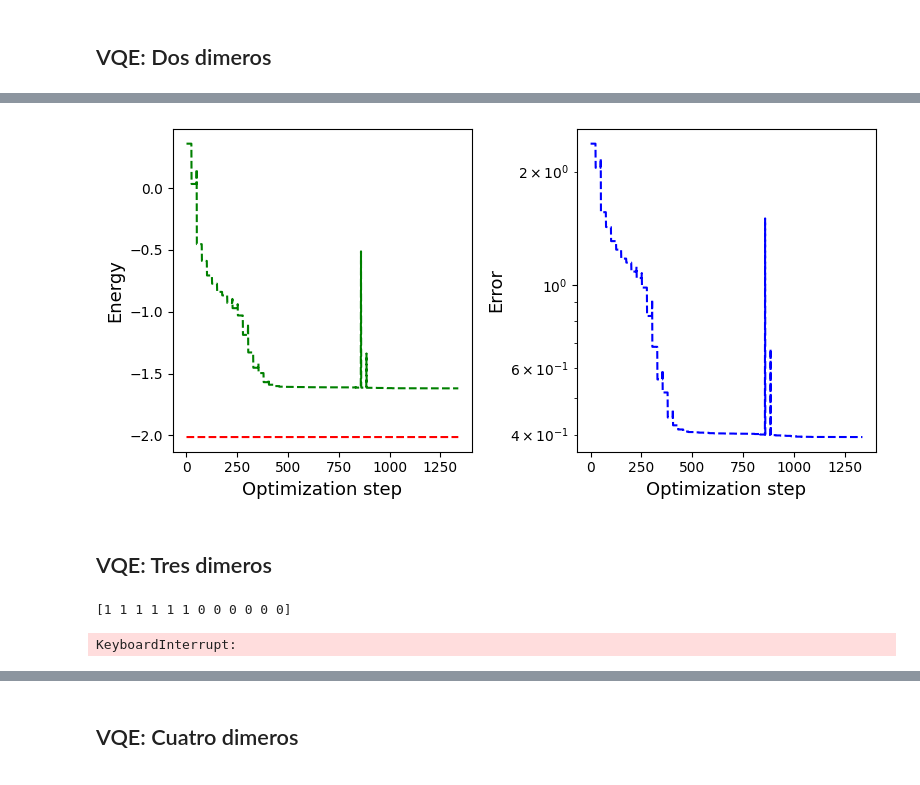
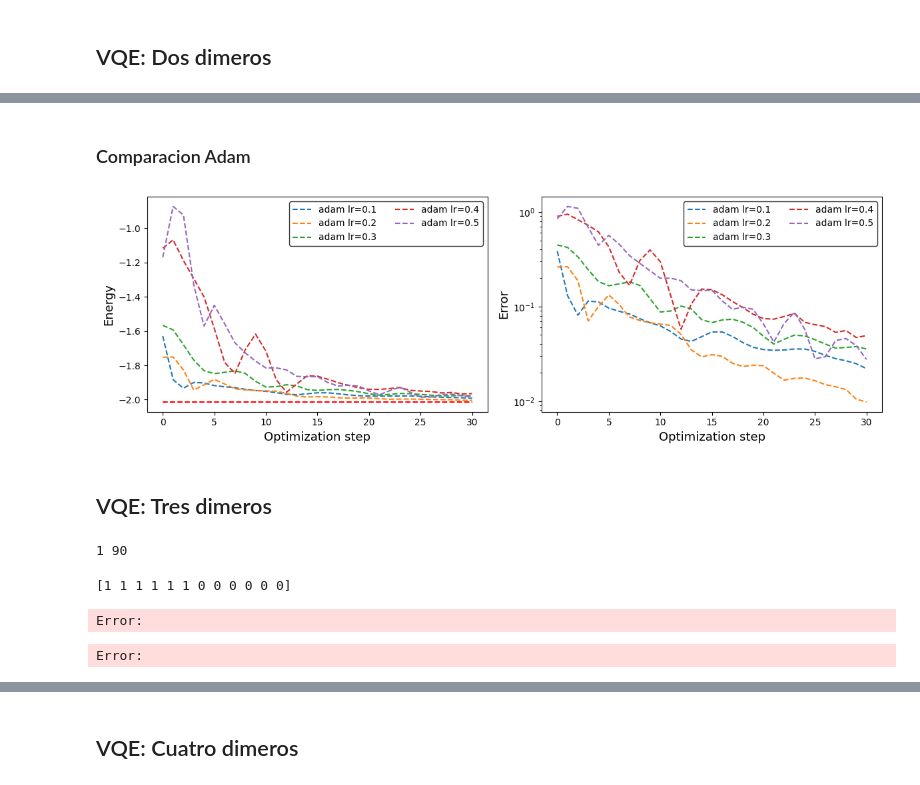
Before and after one commit to javinoram/VqePy, a Jupyter notebook: demos/Molecule.ipynb, the cells around one changed output, grey strips where cells are left out. Cells and saved outputs as stored; diff of their text form; code cells hidden in the pictures.

Commit message:
new ansatz

```diff
--- a/demos/Molecule.ipynb
+++ b/demos/Molecule.ipynb
@@ -36,8 +36,8 @@ En el VQE y VQD se probaran los diferentes basis set con diferente numero de dim
 # %%
 #symbols = ["H", "H"]
 #coordinates = np.array([0.0, 0.0, -0.6614, 0.0, 0.0, 0.6614], requires_grad=True)
-symbols = ["He", "He", "He"]
-coordinates = np.array([0.0, 0.0, 0.0, 0.0, 0.0, 3, 0.0, 0.0, -3], requires_grad=True)
+symbols = ["Li", "H"]
+coordinates = np.array([0.0, 0.0, 0.0, 0.0, 0.0, 3], requires_grad=True)
 
 #Parametros del hamiltoniano molecular
 params = {
@@ -45,7 +45,6 @@ params = {
     'charge': 0,
     'mult': 1,
     'basis': 'sto-3g',
-    #'basis': '6-31g',
     'method': 'dhf'
 }
 
@@ -113,7 +110,7 @@ coordinates = np.array([0.0, 0.0, -0.6614, 0.0, 0.0, 0.6614, 0.0, 2.0, -0.6614,
 params = {
     'mapping': "jordan_wigner",
     'charge': 0,
-    'mult': 1,
+    #'mult': 1,
     'basis': 'sto-3g',
     'method': 'dhf'
 }
@@ -172,0 +248,24 @@ ee = molecular_energies(symbols=symbols, coordinates=coordinates, basis_set=para
+# %%
+ee = molecular_energies(symbols=symbols, coordinates=coordinates, basis_set=params["basis"])
+aux_energy = energies[6:]
+
+fig, ax = plt.subplots(1, 2, figsize=(12,4),)
+ax[0].set_xlabel("Optimization step", fontsize=13)
+ax[0].set_ylabel("Energy", fontsize=13)
+
+ax[1].set_xlabel("Optimization step", fontsize=13)
+ax[1].set_ylabel("Error", fontsize=13)
+
+for j,e in enumerate(aux_energy):
+    ax[0].plot([i for i in range(len(e))], e, ls="dashed", label="theta="+str(thetas[j+6]))
+#ax[0].plot([i for i in range(len(energy3))], energy3, "b", ls="dashed", label="Adam")
+
+ax[0].plot([i for i in range(len(energy))], [ee[0] for i in range(len(energy))], "r", ls="dashed")
+ax[0].legend(loc="upper right", fontsize='medium',frameon=True, edgecolor='k', ncol=3)
+
+for j,e in enumerate(aux_energy):
+    ax[1].plot([i for i in range(len(e))], [np.abs(e[i] -ee[0]) for i in range(len(e))], ls="dashed", label="theta="+str(thetas[j+6]))
+ax[1].set_yscale("log")
+ax[1].legend(loc="upper right", fontsize='medium',frameon=True, edgecolor='k', ncol=3)
+fig.tight_layout()
+plt.show()
@@ -173,22 +274,30 @@ ee = molecular_energies(symbols=symbols, coordinates=coordinates, basis_set=para
+# %% [markdown]
+### Comparacion Adam
 # %%
 ee = molecular_energies(symbols=symbols, coordinates=coordinates, basis_set=params["basis"])
+aux_energy = energies_adam
 
-fig, ax = plt.subplots(1, 2, figsize=(8,4),)
+fig, ax = plt.subplots(1, 2, figsize=(12,4),)
 ax[0].set_xlabel("Optimization step", fontsize=13)
 ax[0].set_ylabel("Energy", fontsize=13)
 
 ax[1].set_xlabel("Optimization step", fontsize=13)
 ax[1].set_ylabel("Error", fontsize=13)
 
-ax[0].plot([i for i in range(len(energy))], energy, "g", ls="dashed")
+for j,e in enumerate(aux_energy):
+    ax[0].plot([i for i in range(len(e))], e, ls="dashed", label="adam lr="+str(thetas[j]))
+
 ax[0].plot([i for i in range(len(energy))], [ee[0] for i in range(len(energy))], "r", ls="dashed")
+ax[0].legend(loc="upper right", fontsize='medium',frameon=True, edgecolor='k', ncol=2)
 
-ax[1].plot([i for i in range(len(energy))], [np.abs(energy[i] -ee[0]) for i in range(len(energy))], "b", ls="dashed")
+for j,e in enumerate(aux_energy):
+    ax[1].plot([i for i in range(len(e))], [np.abs(e[i] -ee[0]) for i in range(len(e))], ls="dashed", label="adam lr="+str(thetas[j]))
 ax[1].set_yscale("log")
+ax[1].legend(loc="upper right", fontsize='medium',frameon=True, edgecolor='k', ncol=2)
 fig.tight_layout()
 plt.show()
 # %% [output]
-[figure, old version]
+[figure, new version]
 # %% [markdown]
 ## VQE: Tres dimeros
 # %%
@@ -211,7 +320,7 @@ molecule = vqe_molecular(symbols, coordinates, params)
 molecule.set_group_characteristics()
 # %%
 ansatz_params = {
-    "repetitions": 2,
+    "repetitions": 1,
     "base": "default.qubit",
     "backend": None,
     "interface": "autograd",
@@ -223,14 +332,17 @@ ansatz_params = {
 molecule.set_device( ansatz_params )
 molecule.set_node( ansatz_params )
 
-rep = molecule.qubits*ansatz_params["repetitions"]
+a,b = qml.kUpCCGSD.shape(k=ansatz_params["repetitions"], n_wires=molecule.qubits, delta_sz=0)
+print(a,b)
+# %% [output]
+1 90
 # %%
 minimizate_params = {
-    "maxiter": 100,
+    "maxiter": 15,
     "tol": 0.000001,
-    "step_theta":0.4,
+    "step_theta":0.35,
     "step_x":0.8,
-    "number": molecule.qubits*ansatz_params["repetitions"]}
+    "number": a*b,}
 
 # Ejecucion del optimizador para calcular los niveles
 # de energia
@@ -238,10 +350,11 @@ minimizate_params = {
 optimizer = gradiend_optimizer(minimizate_params)
 #optimizer.set_constrains()
 
-energy, optimum = optimizer.VQE(molecule.cost_function, molecule.qubits)
+energy, optimum = optimizer.VQE(molecule.cost_function, molecule.qubits, symbols)
 # %% [output]
 [1 1 1 1 1 1 0 0 0 0 0 0]
-KeyboardInterrupt:
+Error:
+Error:
 # %%
 ee = molecular_energies(symbols=symbols, coordinates=coordinates, basis_set=params["basis"])
 
```
Also changed, not shown: parts of 13 cells of this notebook, 10 other files.
